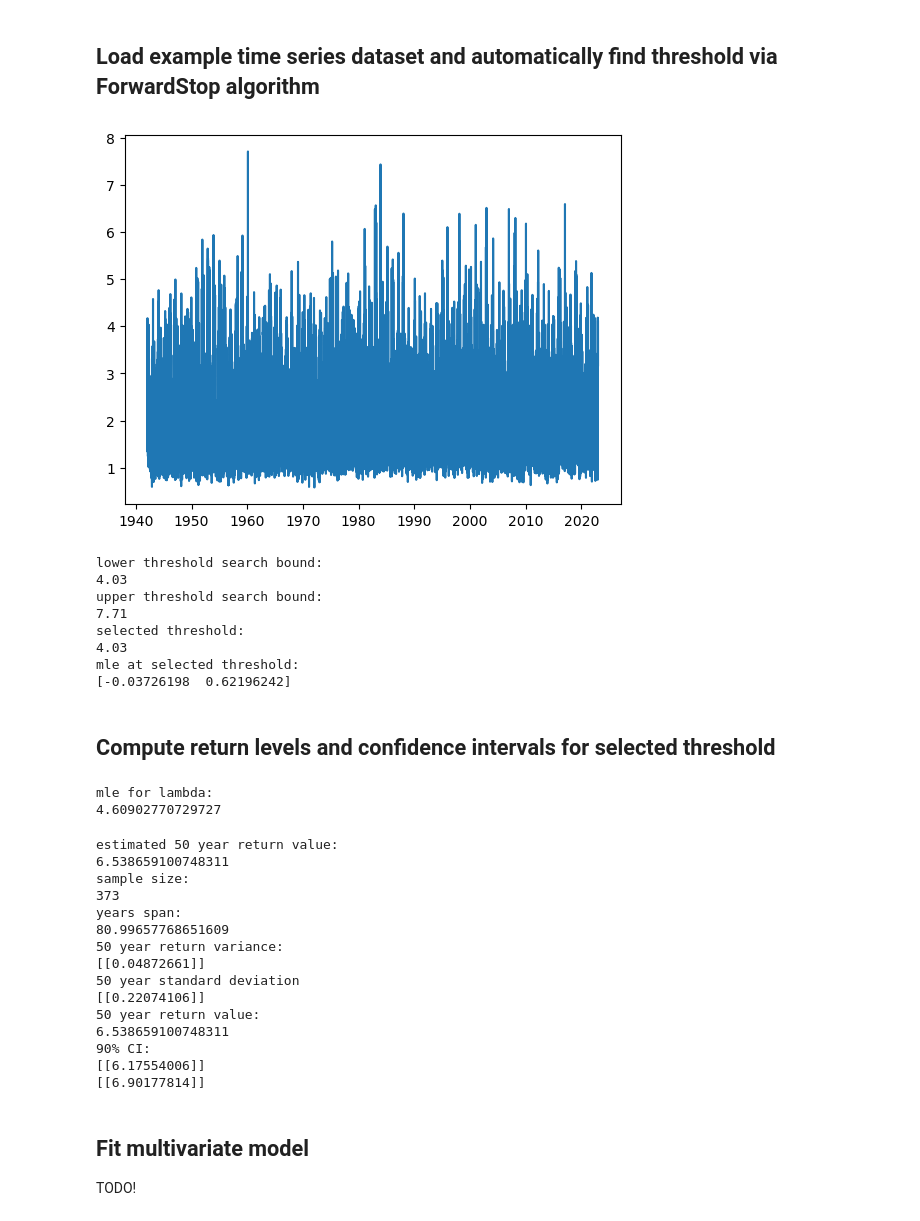
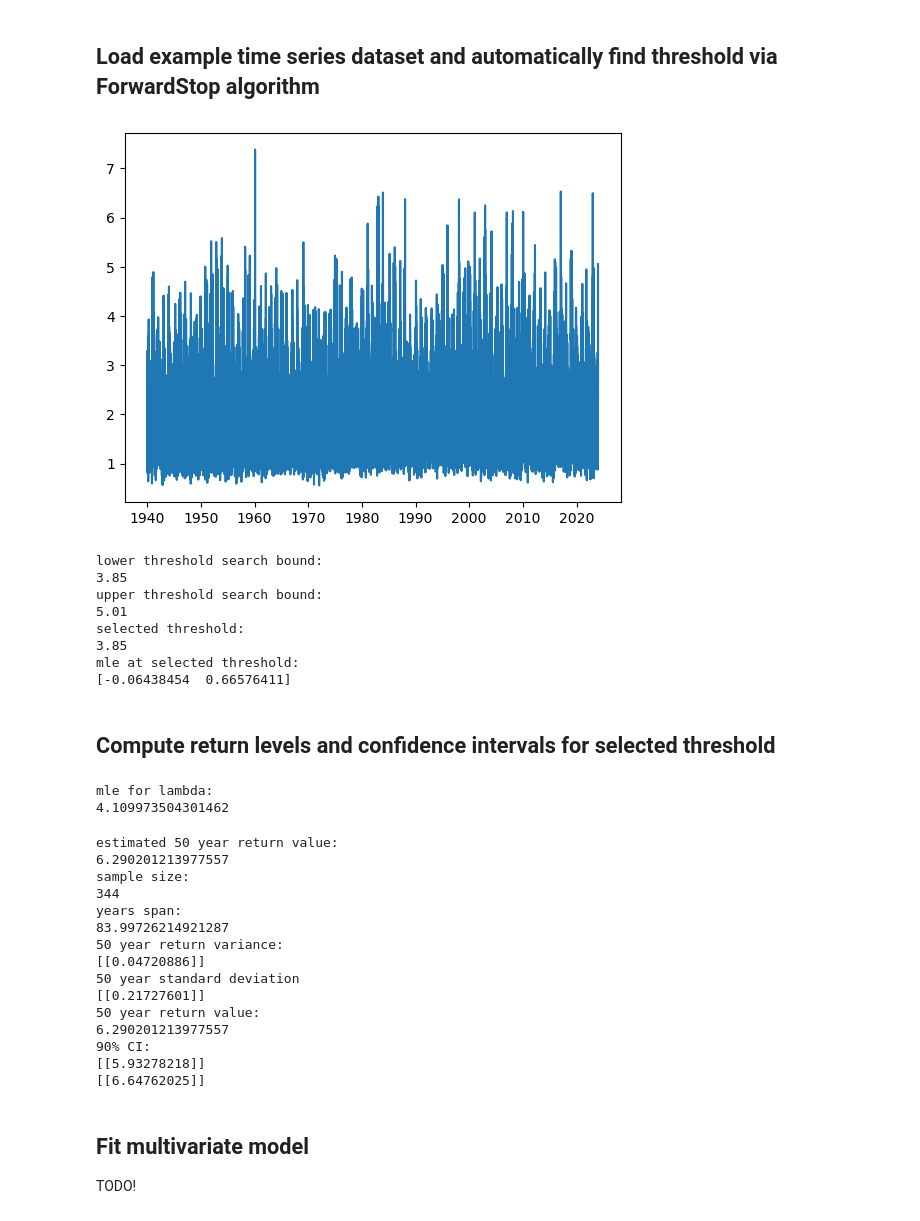
Before and after one commit to bticknor/PyPoT, a Jupyter notebook: pypot/examples/PyPoT_examples.ipynb, the cells around one changed output. Drawn from its saved outputs; the diff is of its cells as text; code cells hidden in the pictures.

Commit message:
update example notebook to use new example dataset

```diff
--- a/pypot/examples/PyPoT_examples.ipynb
+++ b/pypot/examples/PyPoT_examples.ipynb
@@ -79,21 +79,23 @@ confidence interval for sigma:
 # %%
 from pypot.utils import fetch_example_dataset, get_extremes_peaks_over_threshold
 
-series = fetch_example_dataset()
-plt.plot(series.index, series)
+wave_data = fetch_example_dataset()
+
+swell_heights = wave_data["swh"]
+plt.plot(swell_heights.index, swell_heights)
 plt.show()
 # %% [output]
-[figure, old version]
+[figure, new version]
 # %%
 from pypot.threshold_selection import forward_stop_u_selection
 
 # set lower threshold bound at 99th quantile
-lower = round(series.quantile(0.99), 2)
+lower = round(swell_heights.quantile(0.99), 2)
 print("lower threshold search bound:")
 print(lower)
 
 # round down from max for upper bound
-upper = "%.2f" % max(series)
+upper = round(swell_heights.quantile(0.999), 2)
 upper = float(upper)
 print("upper threshold search bound:")
 print(upper)
@@ -101,11 +103,9 @@ print(upper)
 # set number of thresholds to search
 l = 10
 
-wave_data = pd.DataFrame(series)
-
 selected_thresh, theta_hat = forward_stop_u_selection(
     wave_data,          # dataset
-    "swell_height",     # column name of gpd series
+    "swh",     # column name of gpd series
     lower,              # lower bound for threshold
     upper,              # upper bound for threshold
     l,                  # number of thresholds to try
@@ -121,13 +121,13 @@ print("mle at selected threshold:")
 print(theta_hat)
 # %% [output]
 lower threshold search bound:
-4.03
+3.85
 upper threshold search bound:
-7.71
+5.01
 selected threshold:
-4.03
+3.85
 mle at selected threshold:
-[-0.03726198  0.62196242]
+[-0.06438454  0.66576411]
 # %% [markdown]
 ## Compute return levels and confidence intervals for selected threshold
 # %%
@@ -141,7 +141,7 @@ u = selected_thresh
 r = "72h"
 
 extremes = get_extremes_peaks_over_threshold(
-    series,
+    swell_heights,
     selected_thresh,
     r
 )
@@ -152,7 +152,7 @@ print("mle for lambda:")
 print(l_hat)
 # %% [output]
 mle for lambda:
-4.60902770729727
+4.109973504301462
 # %%
 
 # return period
@@ -166,7 +166,7 @@ print(r_hat_50 + u)
 # sample size
 n = len(extremes)
 # time spanned by the series in years
-t = years_span_series(series)
+t = years_span_series(swell_heights)
 print("sample size:")
 print(n)
 print("years span:")
@@ -196,20 +196,20 @@ print(lower_bound)
 print(upper_bound)
 # %% [output]
 estimated 50 year return value:
-6.538659100748311
+6.290201213977557
 sample size:
-373
+344
 years span:
-80.99657768651609
+83.99726214921287
 50 year return variance:
-[[0.04872661]]
+[[0.04720886]]
 50 year standard deviation
-[[0.22074106]]
+[[0.21727601]]
 50 year return value:
-6.538659100748311
+6.290201213977557
 90% CI:
-[[6.17554006]]
-[[6.90177814]]
+[[5.93278218]]
+[[6.64762025]]
 # %% [markdown]
 ## Fit multivariate model
 
```
Also changed, not shown: parts of 2 cells of this notebook.
